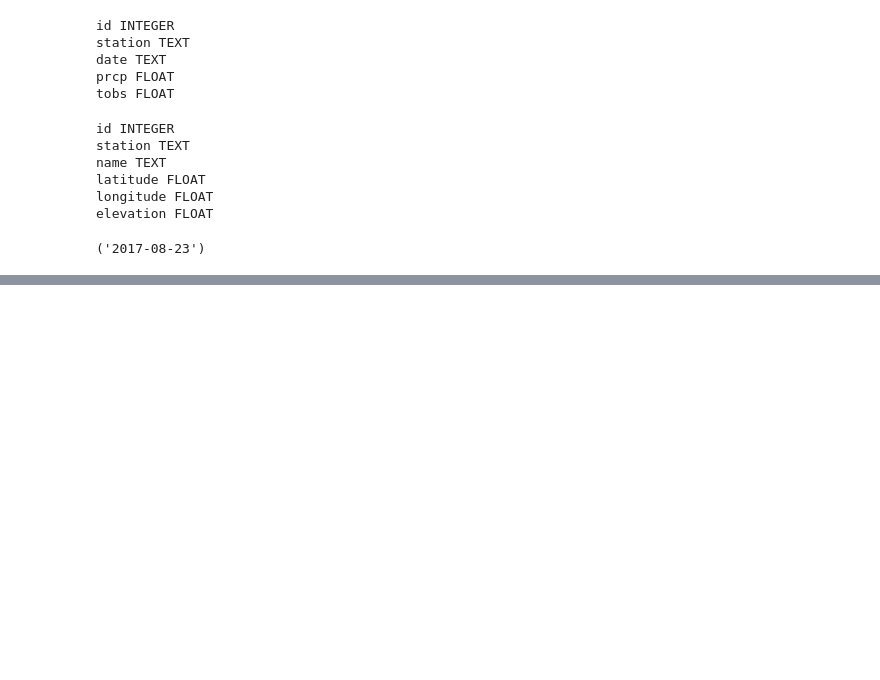
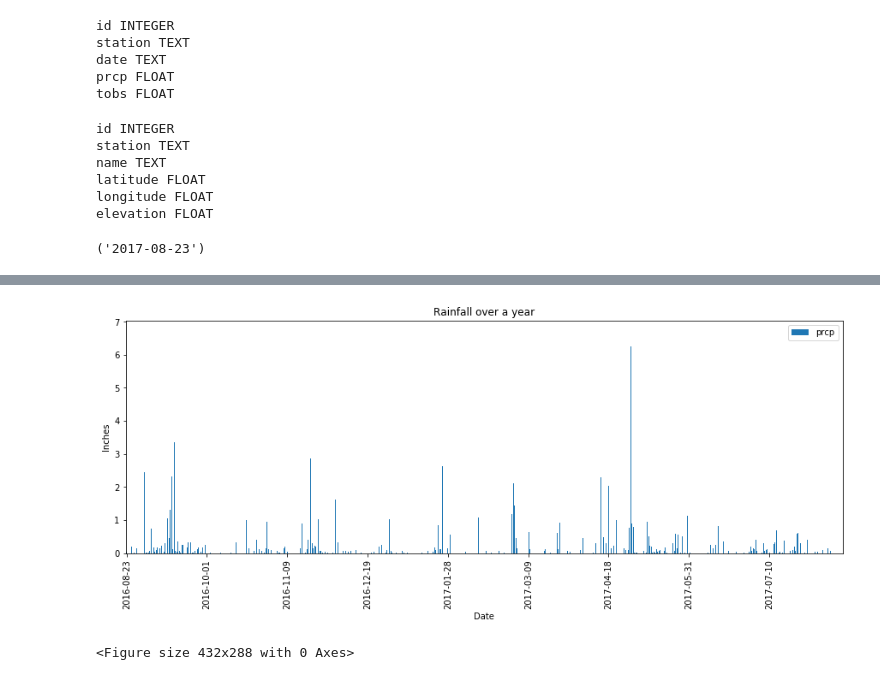
Before and after one commit to jamisonunruh24/sqlalchemy-challenge, a Jupyter notebook: sqlalchemy.ipynb, the cells around one changed output, grey strips where cells are left out. Drawn from its saved outputs; the diff is of its cells as text; code cells hidden in the pictures; blank space fills up the shorter version.

Commit message:
finished up both graphs and queries

```diff
--- a/sqlalchemy.ipynb
+++ b/sqlalchemy.ipynb
@@ -79,0 +65,4 @@ prcp_df.head(200)
+# %%
+prcp_df = prcp_df.set_index("date")
+prcp_df.sort_index()
+prcp_df.head(10)
@@ -79,0 +82,12 @@ prcp_df.head(200)
+# %%
+plot = prcp_df.plot(kind="bar", figsize=(15,5) )
+#need to find index number for the date ranges
+plt.xticks([4,252,501,753,1003,1253,1501,1752,2001],['2016-08-23', '2016-10-01', '2016-11-09', '2016-12-19', '2017-01-28', '2017-03-09', '2017-04-18', '2017-05-31', '2017-07-10'])
+plt.title("Rainfall over a year")
+plt.xlabel("Date")
+plt.ylabel("Inches")
+plt.show()
+plt.tight_layout()
+# %% [output]
+[figure, added]
+<Figure size 432x288 with 0 Axes>
```
Also changed, not shown: parts of 12 cells of this notebook.
